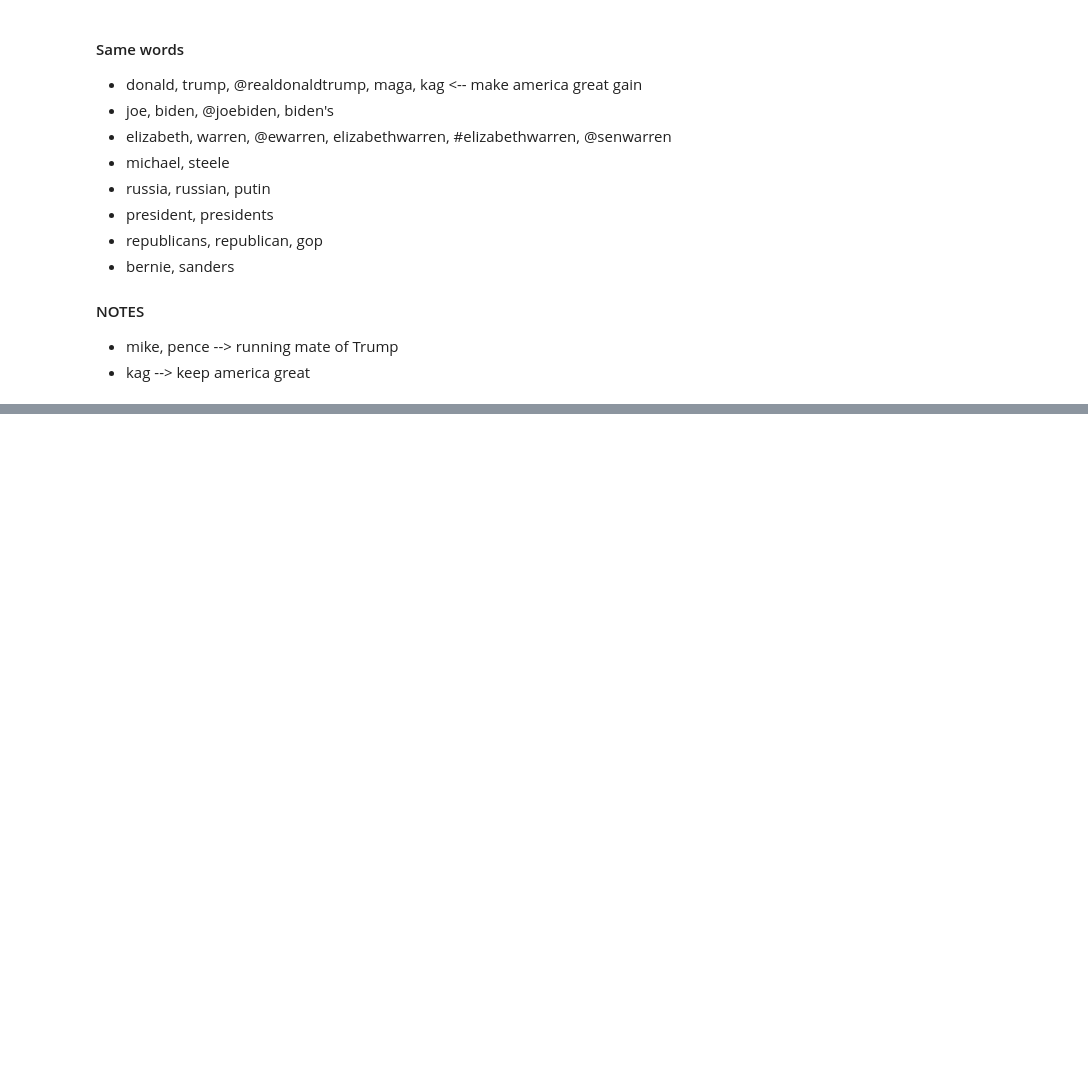
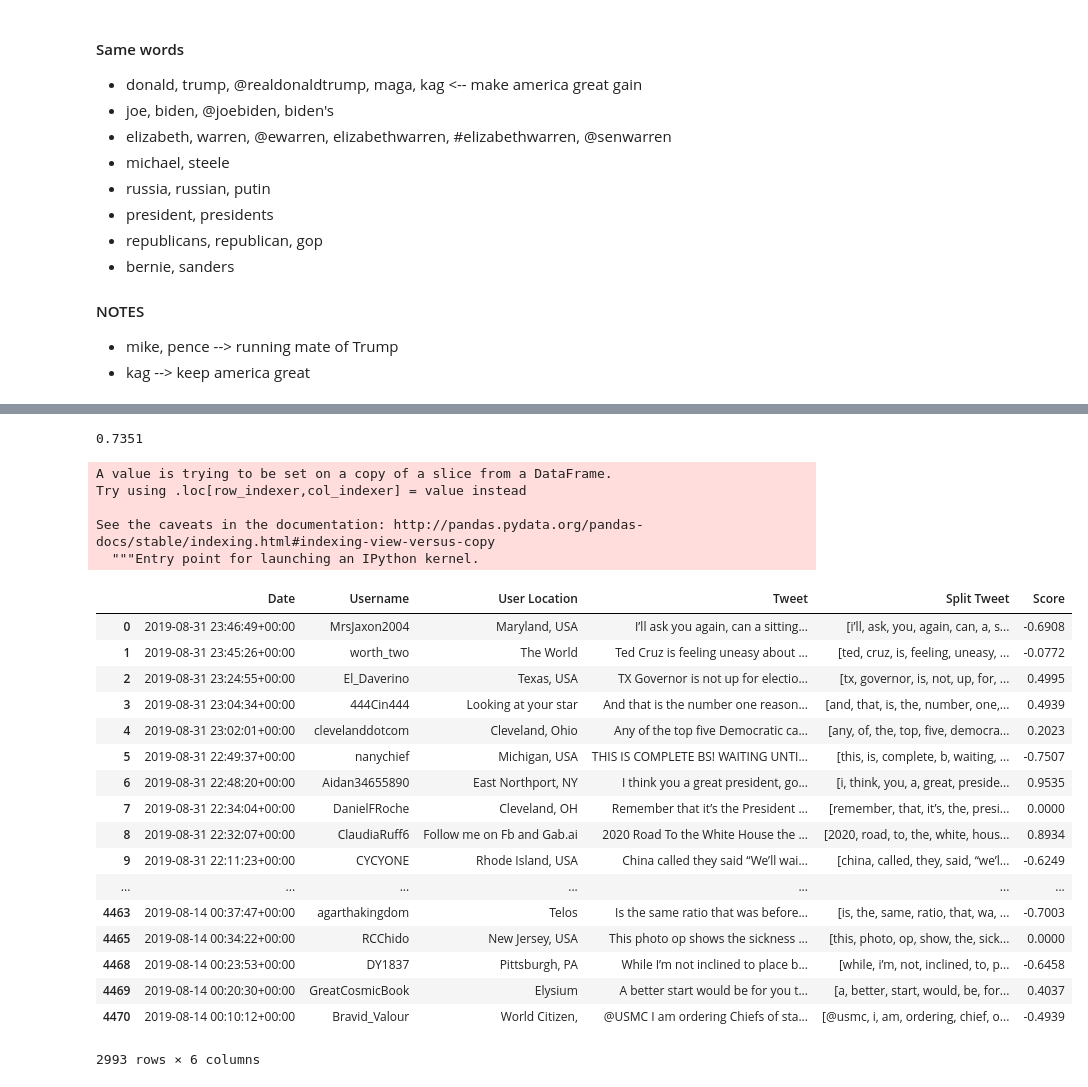
Before and after one commit to abhi-vik/ugc-analytics, a Jupyter notebook: assignments/second/assignment-2.ipynb, the cells around one changed output, grey strips where cells are left out. Drawn from its saved outputs; the diff is of its cells as text; code cells hidden in the pictures; blank space fills up the shorter version.

Commit message:
Sentiment Function Added

```diff
--- a/assignments/second/assignment-2.ipynb
+++ b/assignments/second/assignment-2.ipynb
@@ -201,3 +195,30 @@ display(df)
 | 4998 | 2019-08-11 08:13:33+00:00 | Skylinekimi | NaN | Business Insider: Tesla's Elon Mu... | [business, insider, tesla's, musk... |
 | 4999 | 2019-08-11 07:54:36+00:00 | jiwalls | NaN | Business Insider: Tesla's Elon Mu... | [business, insider, tesla's, musk... |
 5000 rows × 5 columns
+# %%
+df_cleanlocation = df.dropna(subset=['User Location'])
+#df_cleanlocation['User Location'] = df_cleanlocation['User Location'].map(lambda x: x if ('Michigan' in x or 'Pennsylvania' in x or 'Wisconsin' in x) else False)
+#df_cleanlocation[df_cleanlocation['User Location'] != False]
+# %%
+def cleanloaction(location):
+#     print(location)
+    if 'Michigan' in location:
+        return 'Michigan'
+    if 'Pennsylvania' in location:
+        return 'Pennsylvania'
+    if 'Wisconsin' in location:
+        return 'Wisconsin'
+    return False
+
+def cleandict(dataf):
+    dataf['User Location'].map(lambda x: cleanloaction(x))
+    return dataf
+
+cleandict(df_cleanlocation)
+i=0
+data_battle = []
+for x in df_cleanlocation['User Location'].map(lambda x: cleanloaction(x)):
+    if x!=False:
+        data_battle.append(i)
+    i+=1
+df_cleanlocation.iloc[data_battle]
@@ -203,0 +243,39 @@ display(df)
+# %%
+from vaderSentiment.vaderSentiment import SentimentIntensityAnalyzer
+analyser = SentimentIntensityAnalyzer()
+
+def sentiment_analyzer_scores(sentence):
+    score = analyser.polarity_scores(sentence)
+    return score['compound']
+
+sentiment_analyzer_scores("The phone is super cool.")
+#The phone is super cool----------------- {'neg': 0.0, 'neu': 0.326, 'pos': 0.674, 'compound': 0.7351}
+# %% [output]
+0.7351
+# %%
+df_cleanlocation['Score'] = df_cleanlocation['Tweet'].map(lambda x: sentiment_analyzer_scores(x))
+df_cleanlocation
+# %% [output]
+A value is trying to be set on a copy of a slice from a DataFrame.
+Try using .loc[row_indexer,col_indexer] = value instead
+
+See the caveats in the documentation: http://pandas.pydata.org/pandas-docs/stable/indexing.html#indexing-view-versus-copy
+  """Entry point for launching an IPython kernel.
+|  | Date | Username | User Location | Tweet | Split Tweet | Score |
+| 0 | 2019-08-31 23:46:49+00:00 | MrsJaxon2004 | Maryland, USA | I’ll ask you again, can a sitting... | [i’ll, ask, you, again, can, a, s... | -0.6908 |
+| 1 | 2019-08-31 23:45:26+00:00 | worth_two | The World | Ted Cruz is feeling uneasy about ... | [ted, cruz, is, feeling, uneasy, ... | -0.0772 |
+| 2 | 2019-08-31 23:24:55+00:00 | El_Daverino | Texas, USA | TX Governor is not up for electio... | [tx, governor, is, not, up, for, ... | 0.4995 |
+| 3 | 2019-08-31 23:04:34+00:00 | 444Cin444 | Looking at your star | And that is the number one reason... | [and, that, is, the, number, one,... | 0.4939 |
+| 4 | 2019-08-31 23:02:01+00:00 | clevelanddotcom | Cleveland, Ohio | Any of the top five Democratic ca... | [any, of, the, top, five, democra... | 0.2023 |
+| 5 | 2019-08-31 22:49:37+00:00 | nanychief | Michigan, USA | THIS IS COMPLETE BS! WAITING UNTI... | [this, is, complete, b, waiting, ... | -0.7507 |
+| 6 | 2019-08-31 22:48:20+00:00 | Aidan34655890 | East Northport, NY | I think you a great president, go... | [i, think, you, a, great, preside... | 0.9535 |
+| 7 | 2019-08-31 22:34:04+00:00 | DanielFRoche | Cleveland, OH | Remember that it’s the President ... | [remember, that, it’s, the, presi... | 0.0000 |
+| 8 | 2019-08-31 22:32:07+00:00 | ClaudiaRuff6 | Follow me on Fb and Gab.ai | 2020 Road To the White House the ... | [2020, road, to, the, white, hous... | 0.8934 |
+| 9 | 2019-08-31 22:11:23+00:00 | CYCYONE | Rhode Island, USA | China called they said “We’ll wai... | [china, called, they, said, “we’l... | -0.6249 |
+| ... | ... | ... | ... | ... | ... | ... |
+| 4463 | 2019-08-14 00:37:47+00:00 | agarthakingdom | Telos | Is the same ratio that was before... | [is, the, same, ratio, that, wa, ... | -0.7003 |
+| 4465 | 2019-08-14 00:34:22+00:00 | RCChido | New Jersey, USA | This photo op shows the sickness ... | [this, photo, op, show, the, sick... | 0.0000 |
+| 4468 | 2019-08-14 00:23:53+00:00 | DY1837 | Pittsburgh, PA | While I’m not inclined to place b... | [while, i’m, not, inclined, to, p... | -0.6458 |
+| 4469 | 2019-08-14 00:20:30+00:00 | GreatCosmicBook | Elysium | A better start would be for you t... | [a, better, start, would, be, for... | 0.4037 |
+| 4470 | 2019-08-14 00:10:12+00:00 | Bravid_Valour | World Citizen, | @USMC I am ordering Chiefs of sta... | [@usmc, i, am, ordering, chief, o... | -0.4939 |
+2993 rows × 6 columns
```
Also changed, not shown: parts of 8 cells of this notebook.
